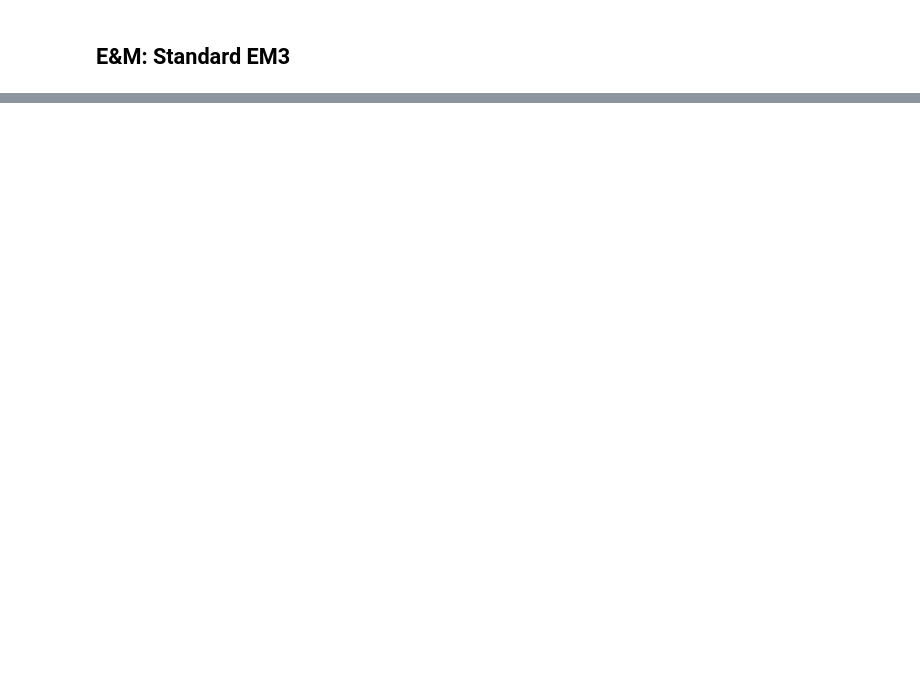
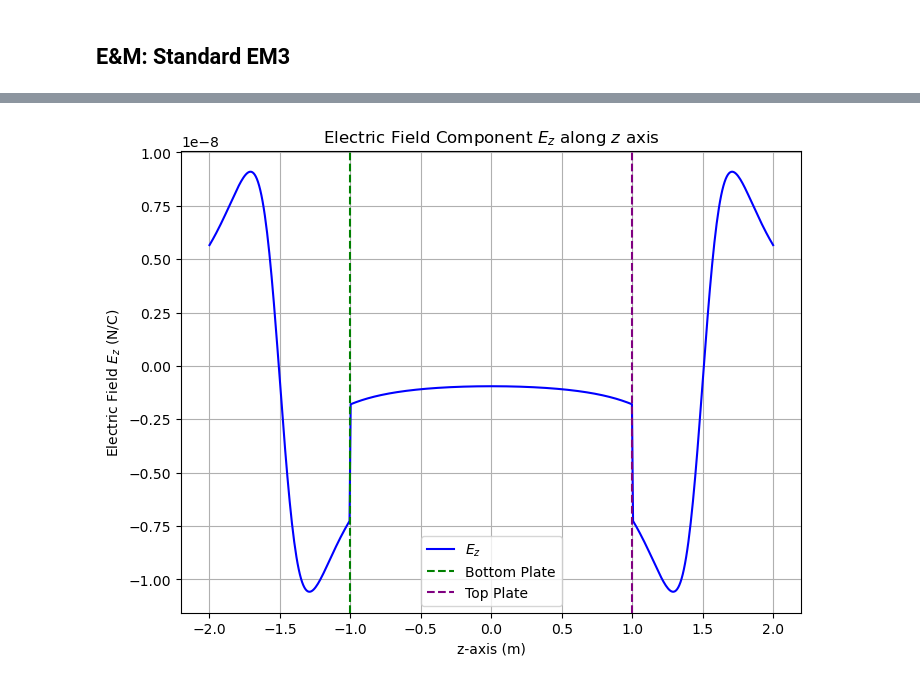
Before and after one commit to lo-bailey/Electricity-Magnetism, a Jupyter notebook: Standard EM3.ipynb, the cells around one changed output, grey strips where cells are left out. Cells and saved outputs as stored; diff of their text form; code cells hidden in the pictures; blank space fills up the shorter version.

```diff
--- a/Standard EM3.ipynb
+++ b/Standard EM3.ipynb
@@ -104,0 +105,34 @@ Electric Field Magnitude Inside Dielectric (z = 0.0): 9.51e-10 N/C
+# %%
+# show Ey and Ez along a path from below the bottom plate to above the top plate
+z_walk_vals = np.linspace(-2, 2, 500)  # walking from below to above plates
+Ey_walk = np.zeros_like(z_walk_vals)
+Ez_walk = np.zeros_like(z_walk_vals)
+
+for i, z in enumerate(z_walk_vals):
+    Ey_sum, Ez_sum = 0, 0
+    for xq, yq, zq, q in charges:
+        dEy, dEz = E_field_yz(q, xq, yq, zq, 0, z)  # calculate field at y=0
+        Ey_sum += dEy
+        Ez_sum += dEz
+
+    # apply dielectric effect when inside material
+    if -die_z <= z <= die_z:
+        Ey_walk[i] = Ey_sum / epsilon
+        Ez_walk[i] = Ez_sum / epsilon
+    else:
+        Ey_walk[i] = Ey_sum
+        Ez_walk[i] = Ez_sum
+# %%
+# plot Ez as a function of z
+plt.figure(figsize=(8, 6))
+plt.plot(z_walk_vals, Ez_walk, label=r'$E_z$', color='b')
+plt.title('Electric Field Component $E_z$ along $z$ axis')
+plt.xlabel('z-axis (m)')
+plt.ylabel('Electric Field $E_z$ (N/C)')
+plt.axvline(x=-1, color='g', ls='--', label='Bottom Plate')
+plt.axvline(x=1, color='purple', ls='--', label='Top Plate')
+plt.legend()
+plt.grid(True)
+plt.show()
+# %% [output]
+[figure, added]
```
Also changed, not shown: parts of 2 cells of this notebook.
